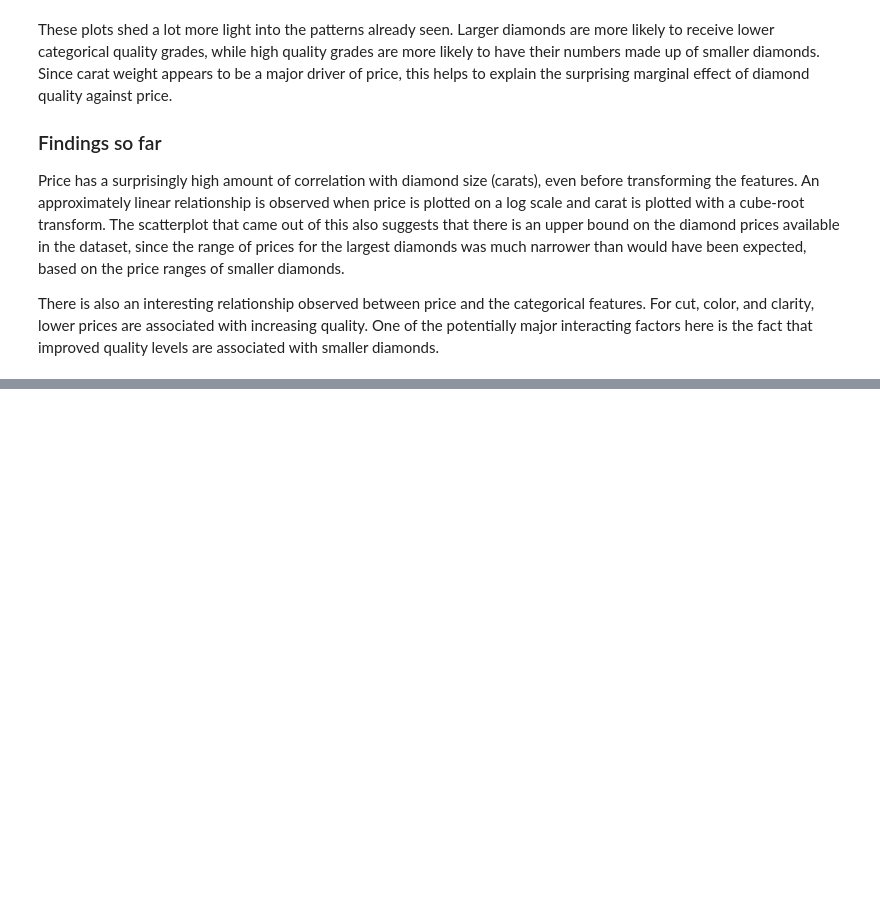
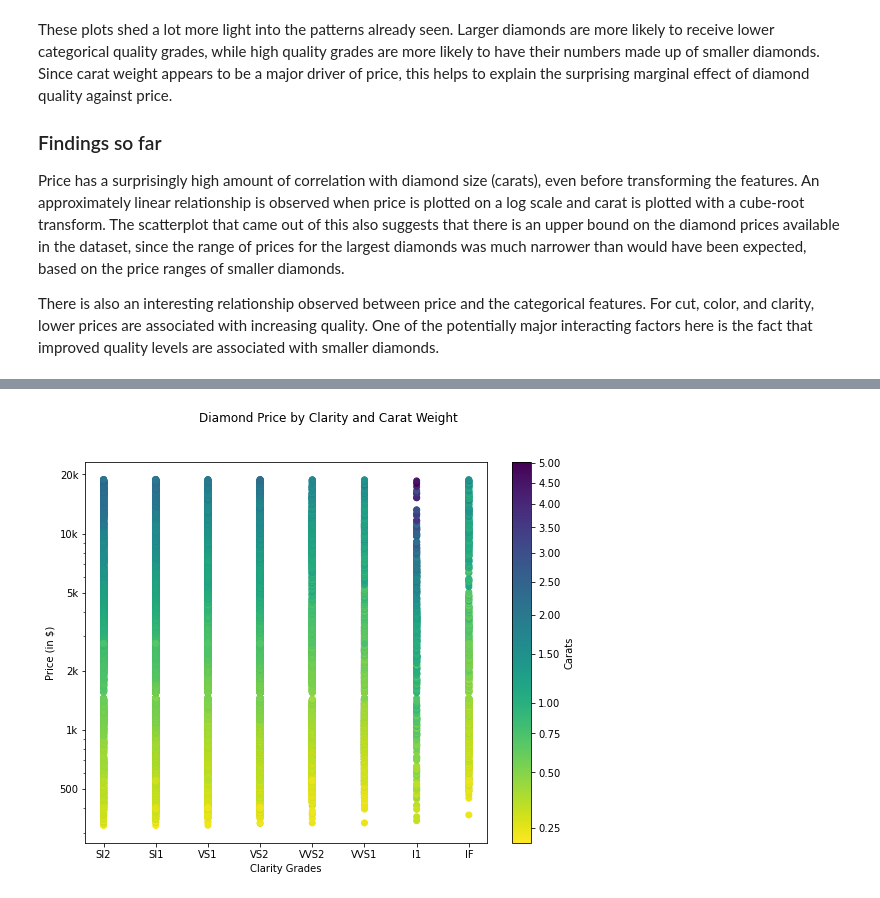
Before and after one commit to DanielPFlorian/Diamond-Data-Visualization, a Jupyter notebook: Diamond Dataset Exploration and Visualization in Python.ipynb, the cells around one changed output, grey strips where cells are left out. Drawn from its saved outputs; the diff is of its cells as text; code cells hidden in the pictures; blank space fills up the shorter version.

```diff
--- a/Diamond Dataset Exploration and Visualization in Python.ipynb
+++ b/Diamond Dataset Exploration and Visualization in Python.ipynb
@@ -256,0 +277,22 @@ There is also an interesting relationship observed between price and the categor
+# %%
+#Categorical Scatter Plot with Carat Color bar
+
+plt.figure(figsize = [9,7])
+plt.suptitle('Diamond Price by Clarity and Carat Weight')
+plt.scatter(data = diamonds, x = 'clarity', y = 'price',
+            c = diamonds['carat'].apply(cube_trans), cmap = 'viridis_r')
+
+plt.xlabel('Clarity Grades')
+plt.ylabel('Price (in $)')
+
+plt.yscale('log')
+plt.yticks([500, 1e3, 2e3, 5e3, 1e4, 2e4], [500, '1k', '2k', '5k', '10k', '20k'])
+
+cticks = [0, 0.25, 0.5, 0.75, 1.0, 1.5, 2, 2.5, 3, 3.5, 4, 4.5, 5]
+cticks_cubert = [cube_trans(v) for v in cticks]
+cticks_inv = [cube_trans(v, inverse = True) for v in cticks_cubert]
+clabels = ['{:.2f}'.format(v) for v in cticks_inv]
+cbar = plt.colorbar(label = 'Carats', ticks = cticks_cubert)
+cbar.set_ticklabels(clabels);
+# %% [output]
+[figure, added]
```
Also changed, not shown: parts of 8 cells of this notebook.
